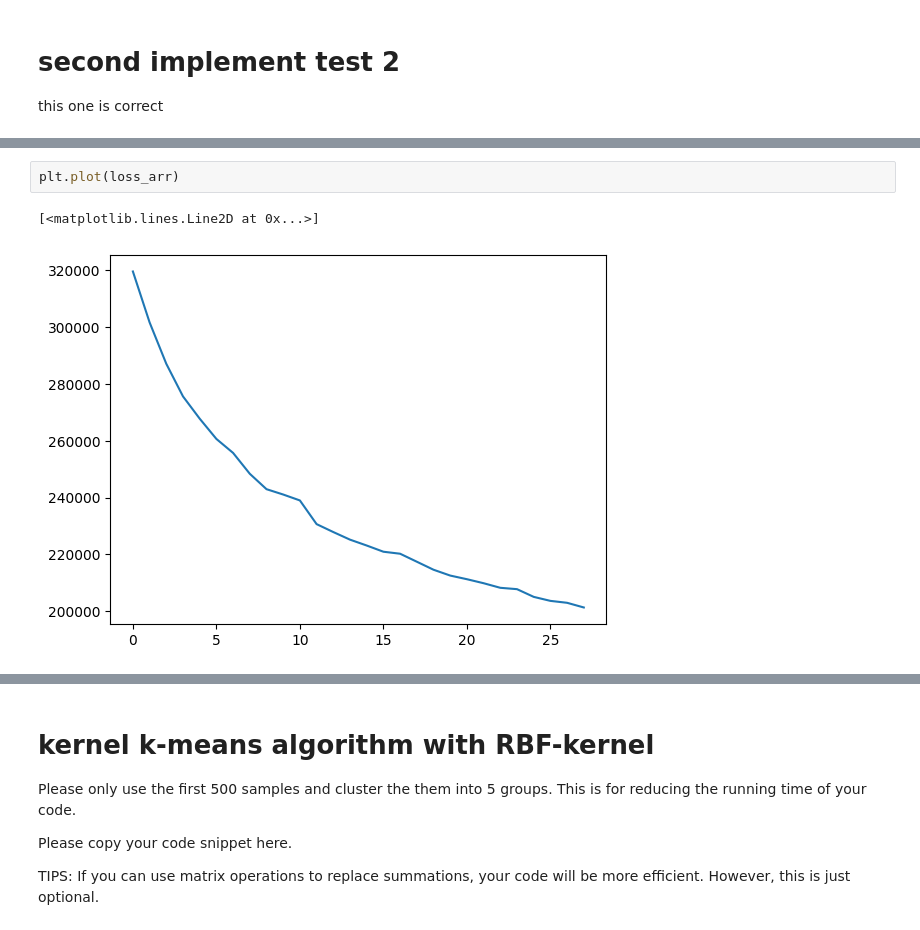
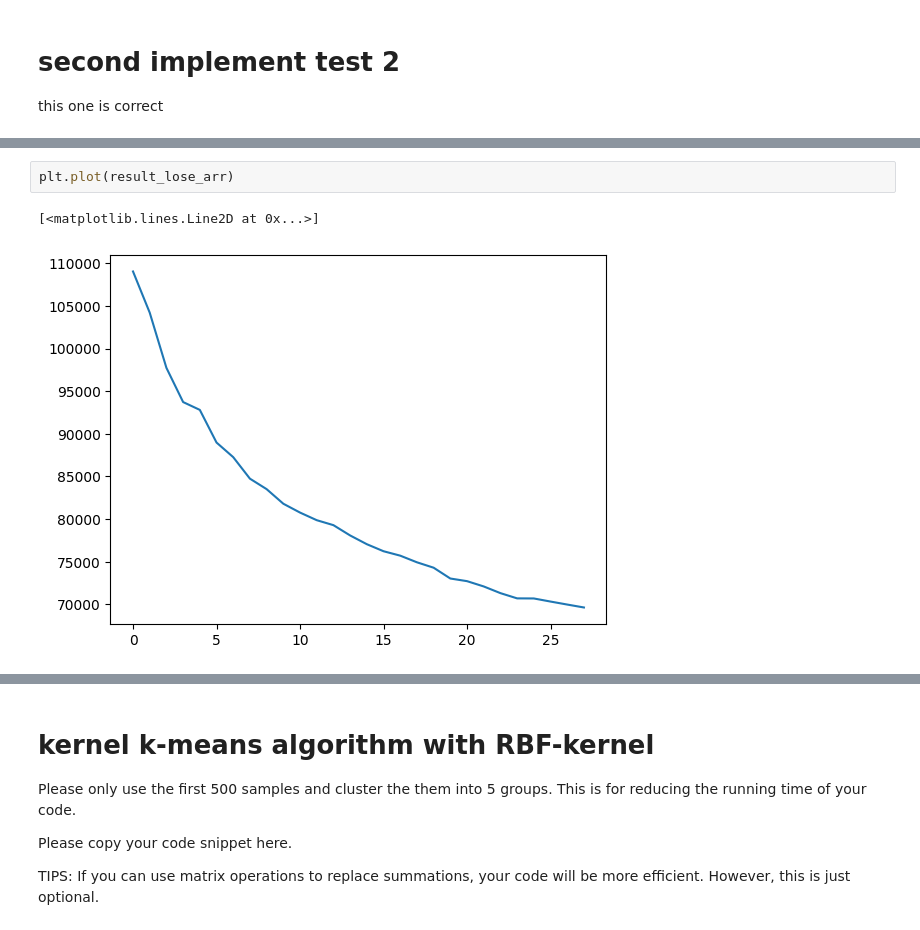
Before and after one commit to Liu-Rain/PCA-Kmeans-Kernel-Methods, a Jupyter notebook: Assignment3.ipynb, the cells around one changed output, grey strips where cells are left out. Saved outputs shown, nothing was run; the diff lists cells and outputs as text.

```diff
--- a/Assignment3.ipynb
+++ b/Assignment3.ipynb
@@ -510,6 +541,6 @@ for k in range(2, 30):
 # %%
-plt.plot(loss_arr)
+plt.plot(result_lose_arr)
 # %% [output]
 [<matplotlib.lines.Line2D at 0x...>]
-[figure, old version]
+[figure, new version]
 # %%
```
Also changed, not shown: parts of 10 cells of this notebook.
